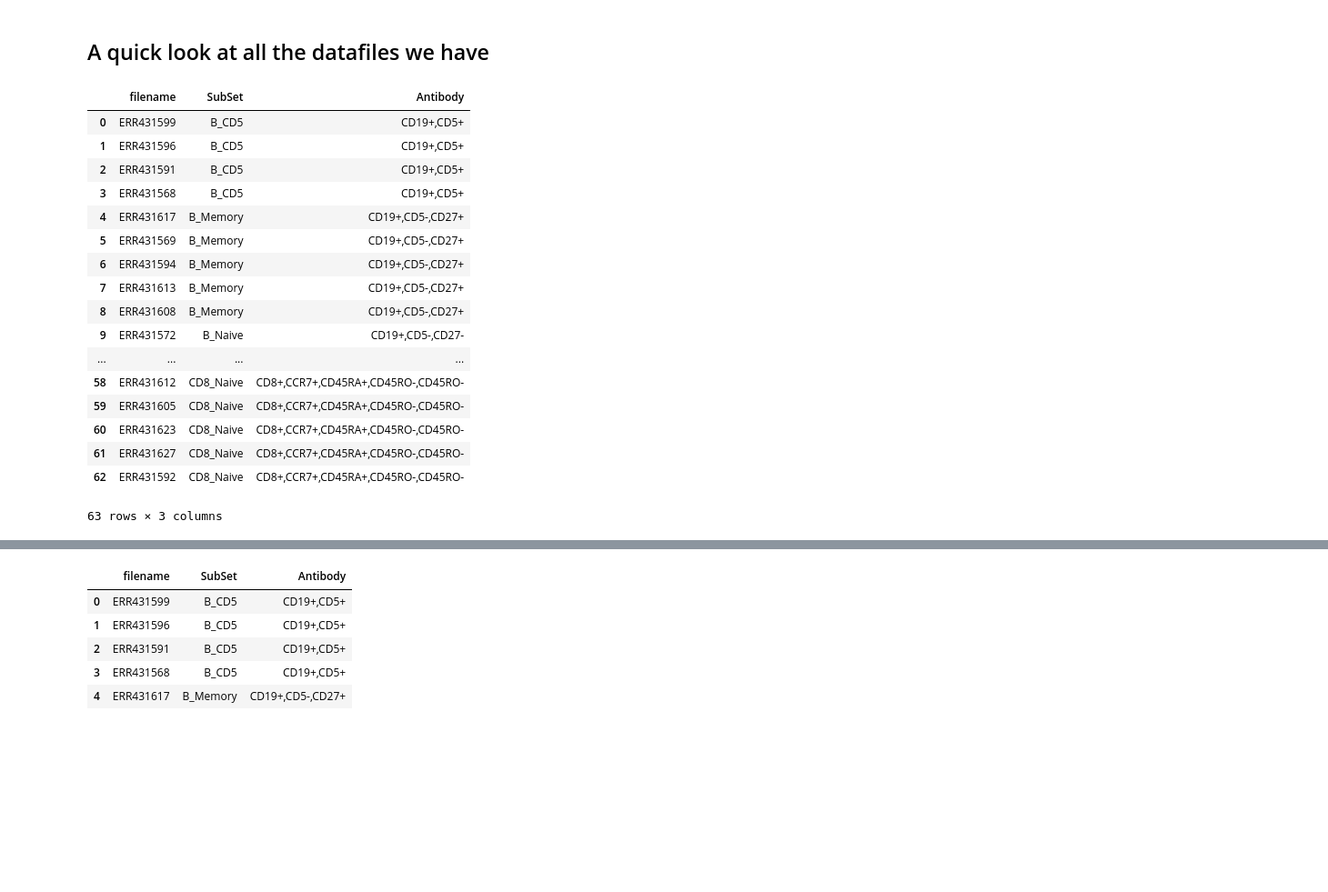
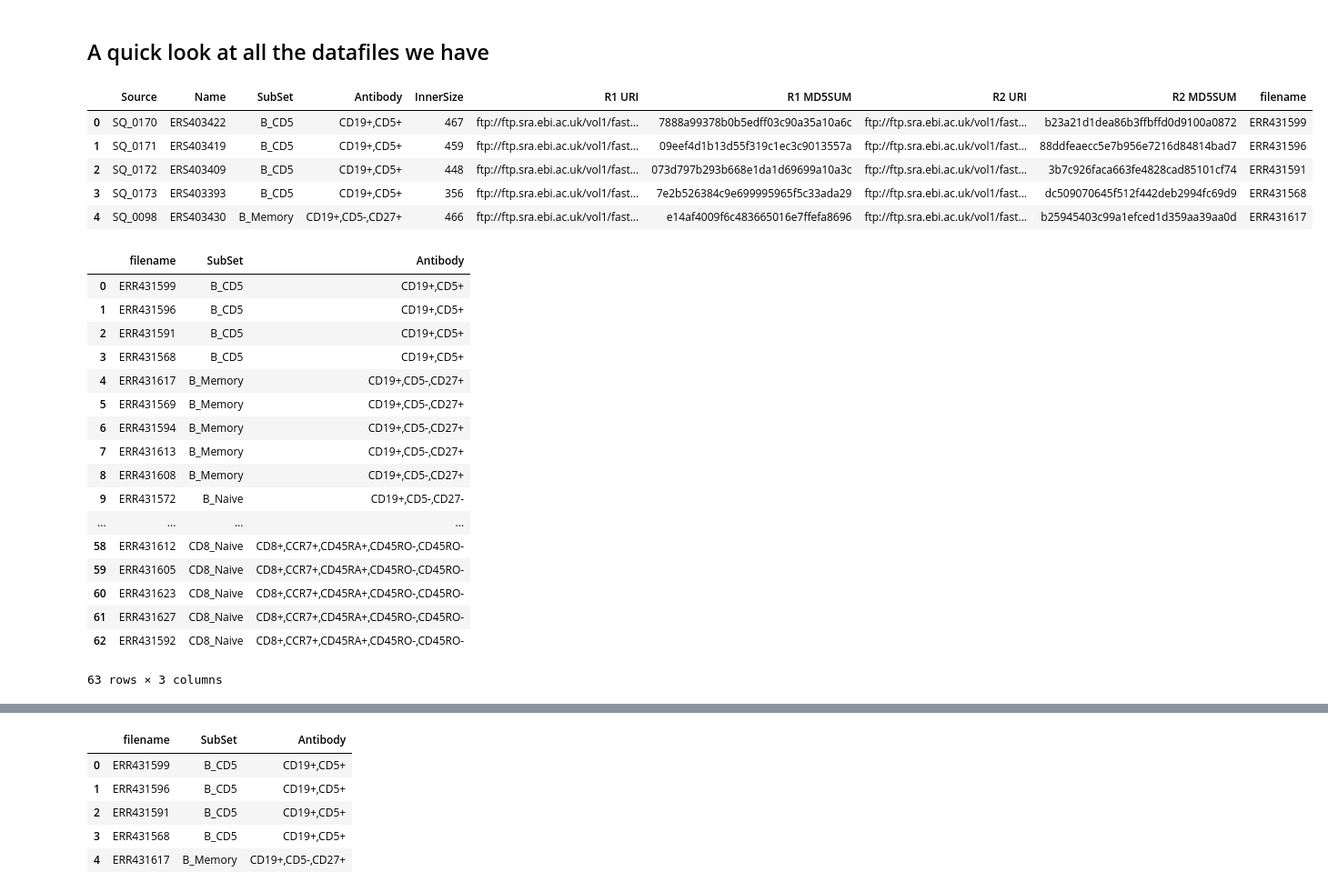
Before and after one commit to hammerlab/immune-infiltrate-explorations, a Jupyter notebook: behavior_of_rnaseq_data/0.5 load (jacki).ipynb, the cells around one changed output, grey strips where cells are left out. Shown at 91% size. Drawn from its saved outputs; the diff is of its cells as text; code cells hidden in the pictures; blank space fills up the shorter version.

```diff
--- a/behavior_of_rnaseq_data/0.5 load (jacki).ipynb
+++ b/behavior_of_rnaseq_data/0.5 load (jacki).ipynb
@@ -145,26 +159,35 @@ simple_summary.to_csv('data/summary.simple.tsv', sep='\t', index=None)
 ## A quick look at all the datafiles we have
 # %%
 datafiles = pd.read_csv('data_filenames.tsv', sep='\t')
-datafiles[['filename', 'SubSet', 'Antibody']]
+datafiles.head()
 # %% [output]
-|  | filename | SubSet | Antibody |
-| 0 | ERR431599 | B_CD5 | CD19+,CD5+ |
-| 1 | ERR431596 | B_CD5 | CD19+,CD5+ |
-| 2 | ERR431591 | B_CD5 | CD19+,CD5+ |
-| 3 | ERR431568 | B_CD5 | CD19+,CD5+ |
-| 4 | ERR431617 | B_Memory | CD19+,CD5-,CD27+ |
-| 5 | ERR431569 | B_Memory | CD19+,CD5-,CD27+ |
-| 6 | ERR431594 | B_Memory | CD19+,CD5-,CD27+ |
-| 7 | ERR431613 | B_Memory | CD19+,CD5-,CD27+ |
-| 8 | ERR431608 | B_Memory | CD19+,CD5-,CD27+ |
-| 9 | ERR431572 | B_Naive | CD19+,CD5-,CD27- |
-| ... | ... | ... | ... |
-| 58 | ERR431612 | CD8_Naive | CD8+,CCR7+,CD45RA+,CD45RO-,CD45RO- |
-| 59 | ERR431605 | CD8_Naive | CD8+,CCR7+,CD45RA+,CD45RO-,CD45RO- |
-| 60 | ERR431623 | CD8_Naive | CD8+,CCR7+,CD45RA+,CD45RO-,CD45RO- |
-| 61 | ERR431627 | CD8_Naive | CD8+,CCR7+,CD45RA+,CD45RO-,CD45RO- |
-| 62 | ERR431592 | CD8_Naive | CD8+,CCR7+,CD45RA+,CD45RO-,CD45RO- |
+|  | Source | Name | SubSet | Antibody | InnerSize | R1 URI | R1 MD5SUM | R2 URI | R2 MD5SUM | filename |
+| 0 | SQ_0170 | ERS403422 | B_CD5 | CD19+,CD5+ | 467 | ftp://ftp.sra.ebi.ac.uk/vol1/fast... | 7888a99378b0b5edff03c90a35a10a6c | ftp://ftp.sra.ebi.ac.uk/vol1/fast... | b23a21d1dea86b3ffbffd0d9100a0872 | ERR431599 |
+| 1 | SQ_0171 | ERS403419 | B_CD5 | CD19+,CD5+ | 459 | ftp://ftp.sra.ebi.ac.uk/vol1/fast... | 09eef4d1b13d55f319c1ec3c9013557a | ftp://ftp.sra.ebi.ac.uk/vol1/fast... | 88ddfeaecc5e7b956e7216d84814bad7 | ERR431596 |
+| 2 | SQ_0172 | ERS403409 | B_CD5 | CD19+,CD5+ | 448 | ftp://ftp.sra.ebi.ac.uk/vol1/fast... | 073d797b293b668e1da1d69699a10a3c | ftp://ftp.sra.ebi.ac.uk/vol1/fast... | 3b7c926faca663fe4828cad85101cf74 | ERR431591 |
+| 3 | SQ_0173 | ERS403393 | B_CD5 | CD19+,CD5+ | 356 | ftp://ftp.sra.ebi.ac.uk/vol1/fast... | 7e2b526384c9e699995965f5c33ada29 | ftp://ftp.sra.ebi.ac.uk/vol1/fast... | dc509070645f512f442deb2994fc69d9 | ERR431568 |
+| 4 | SQ_0098 | ERS403430 | B_Memory | CD19+,CD5-,CD27+ | 466 | ftp://ftp.sra.ebi.ac.uk/vol1/fast... | e14af4009f6c483665016e7ffefa8696 | ftp://ftp.sra.ebi.ac.uk/vol1/fast... | b25945403c99a1efced1d359aa39aa0d | ERR431617 |
-63 rows × 3 columns
+# %%
+datafiles[['filename', 'SubSet', 'Antibody']]
+# %% [output]
+|  | filename | SubSet | Antibody |
+| 0 | ERR431599 | B_CD5 | CD19+,CD5+ |
+| 1 | ERR431596 | B_CD5 | CD19+,CD5+ |
+| 2 | ERR431591 | B_CD5 | CD19+,CD5+ |
+| 3 | ERR431568 | B_CD5 | CD19+,CD5+ |
+| 4 | ERR431617 | B_Memory | CD19+,CD5-,CD27+ |
+| 5 | ERR431569 | B_Memory | CD19+,CD5-,CD27+ |
+| 6 | ERR431594 | B_Memory | CD19+,CD5-,CD27+ |
+| 7 | ERR431613 | B_Memory | CD19+,CD5-,CD27+ |
+| 8 | ERR431608 | B_Memory | CD19+,CD5-,CD27+ |
+| 9 | ERR431572 | B_Naive | CD19+,CD5-,CD27- |
+| ... | ... | ... | ... |
+| 58 | ERR431612 | CD8_Naive | CD8+,CCR7+,CD45RA+,CD45RO-,CD45RO- |
+| 59 | ERR431605 | CD8_Naive | CD8+,CCR7+,CD45RA+,CD45RO-,CD45RO- |
+| 60 | ERR431623 | CD8_Naive | CD8+,CCR7+,CD45RA+,CD45RO-,CD45RO- |
+| 61 | ERR431627 | CD8_Naive | CD8+,CCR7+,CD45RA+,CD45RO-,CD45RO- |
+| 62 | ERR431592 | CD8_Naive | CD8+,CCR7+,CD45RA+,CD45RO-,CD45RO- |
+63 rows × 3 columns
 # %%
 datafiles[datafiles.SubSet.str.lower().str.contains('treg')]
 # %% [output]
```
Also changed, not shown: parts of 34 cells of this notebook.
